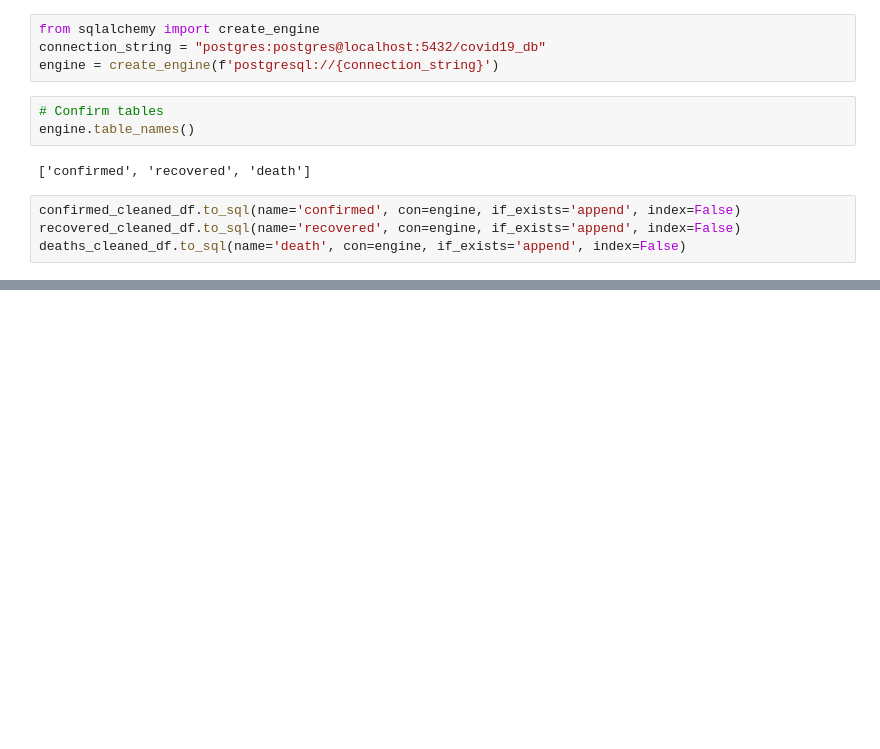
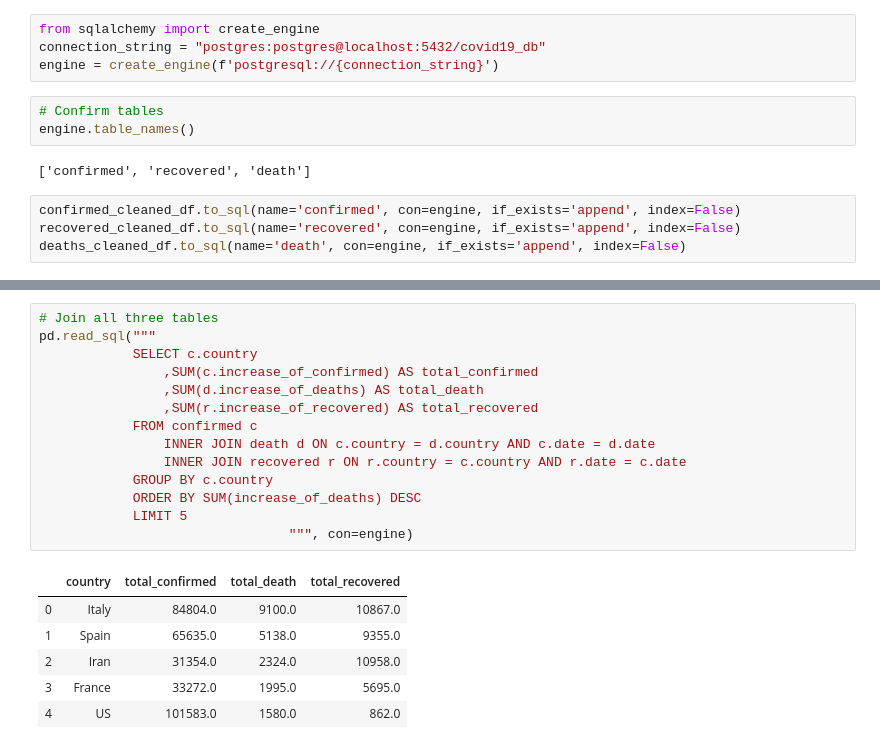
Before and after one commit to Toluwaloshe/ETL-Project-1.5, a Jupyter notebook: 03 - Load/03 - Load.ipynb, the cells around one changed output, grey strips where cells are left out. Saved outputs shown, nothing was run; the diff lists cells and outputs as text; blank space fills up the shorter version.

```diff
--- a/03 - Load/03 - Load.ipynb
+++ b/03 - Load/03 - Load.ipynb
@@ -299,0 +371,21 @@ deaths_cleaned_df.to_sql(name='death', con=engine, if_exists='append', index=Fal
+# %%
+# Join all three tables
+pd.read_sql("""
+            SELECT c.country
+                ,SUM(c.increase_of_confirmed) AS total_confirmed
+                ,SUM(d.increase_of_deaths) AS total_death
+                ,SUM(r.increase_of_recovered) AS total_recovered
+            FROM confirmed c
+                INNER JOIN death d ON c.country = d.country AND c.date = d.date
+                INNER JOIN recovered r ON r.country = c.country AND r.date = c.date
+            GROUP BY c.country
+            ORDER BY SUM(increase_of_deaths) DESC
+            LIMIT 5
+                                """, con=engine)
+# %% [output]
+|  | country | total_confirmed | total_death | total_recovered |
+| 0 | Italy | 84804.0 | 9100.0 | 10867.0 |
+| 1 | Spain | 65635.0 | 5138.0 | 9355.0 |
+| 2 | Iran | 31354.0 | 2324.0 | 10958.0 |
+| 3 | France | 33272.0 | 1995.0 | 5695.0 |
+| 4 | US | 101583.0 | 1580.0 | 862.0 |
```
Also changed, not shown: parts of 9 cells of this notebook, 1 other file.
